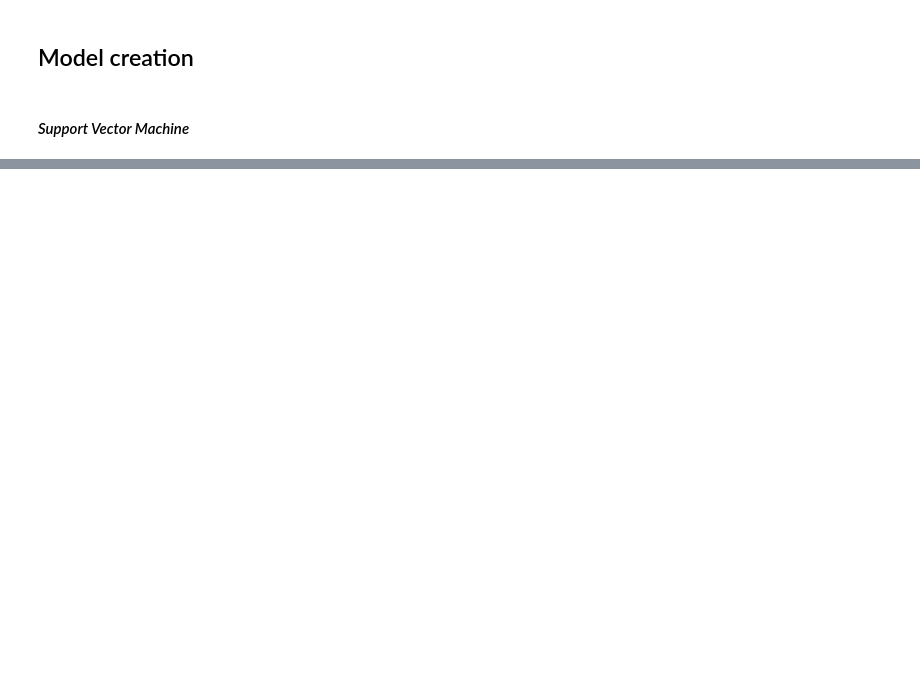
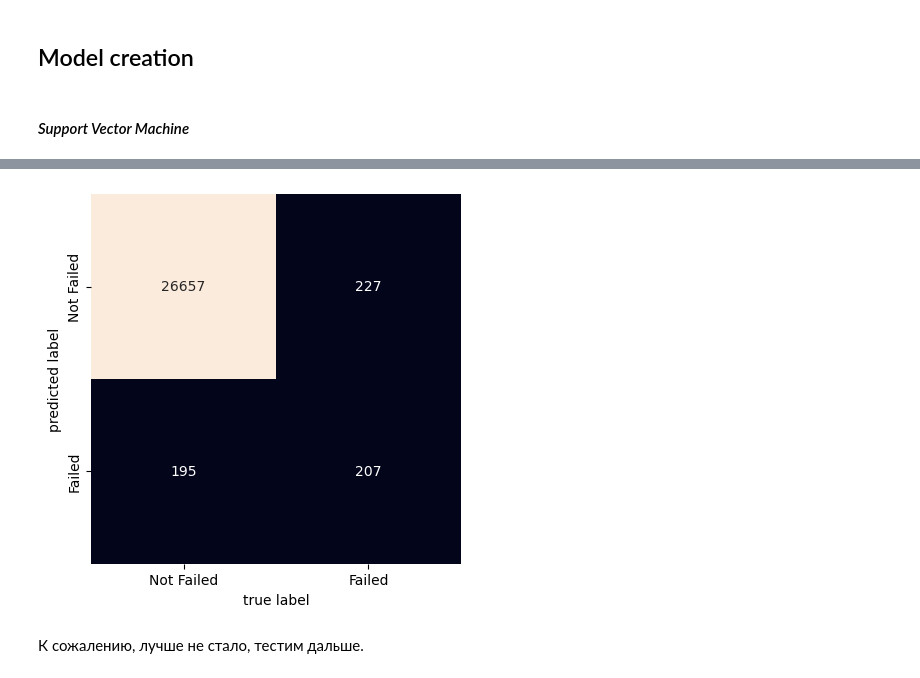
Before and after one commit to knpvlt/DS2, a Jupyter notebook: HW_10_.ipynb, the cells around one changed output, grey strips where cells are left out. Drawn from its saved outputs; the diff is of its cells as text; code cells hidden in the pictures; blank space fills up the shorter version.

```diff
--- a/HW_10_.ipynb
+++ b/HW_10_.ipynb
@@ -207,2 +279,0 @@ model = SVC()
-# %%
-model.fit(X_train, y_train)
@@ -255,0 +319,3 @@ plt.ylabel('predicted label');
+# %%
+%%time
+grid.fit(X_train_scaled, y_train)
@@ -255,0 +326,3 @@ plt.ylabel('predicted label');
+# %%
+X_train_predicted = grid.predict(X_train_scaled)
+X_valid_predicted = grid.predict(X_valid_scaled)
@@ -255,0 +348,11 @@ plt.ylabel('predicted label');
+# %%
+mat = confusion_matrix(y_valid, X_valid_predicted)
+sns.heatmap(mat.T, square = True, annot = True, fmt = 'd', cbar = False,
+           xticklabels = ['Not Failed', 'Failed'],
+            yticklabels = ['Not Failed', 'Failed'])
+plt.xlabel('true label')
+plt.ylabel('predicted label');
+# %% [output]
+[figure, added]
+# %% [markdown]
+К сожалению, лучше не стало, тестим дальше.
```
Also changed, not shown: parts of 44 cells of this notebook.
